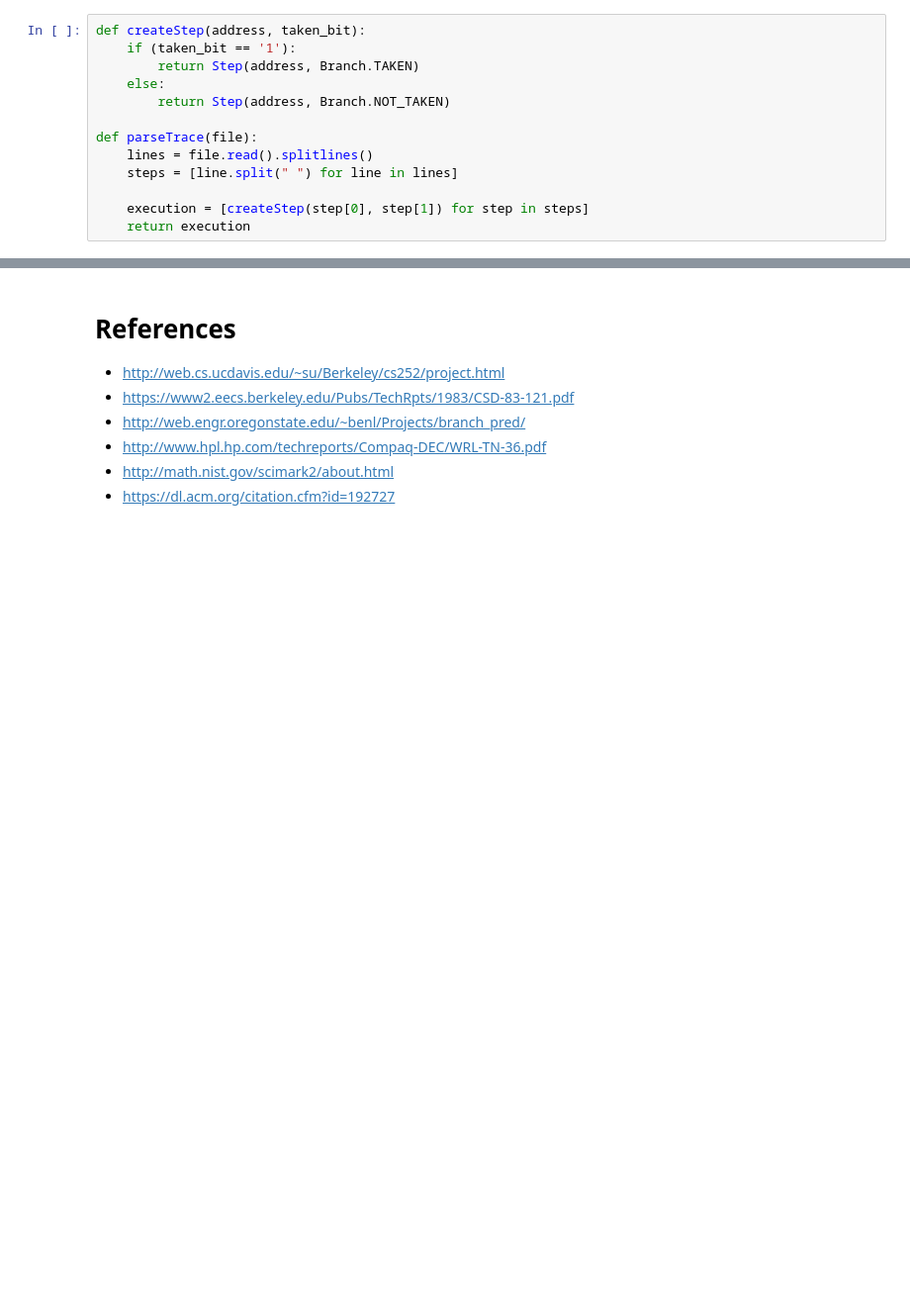
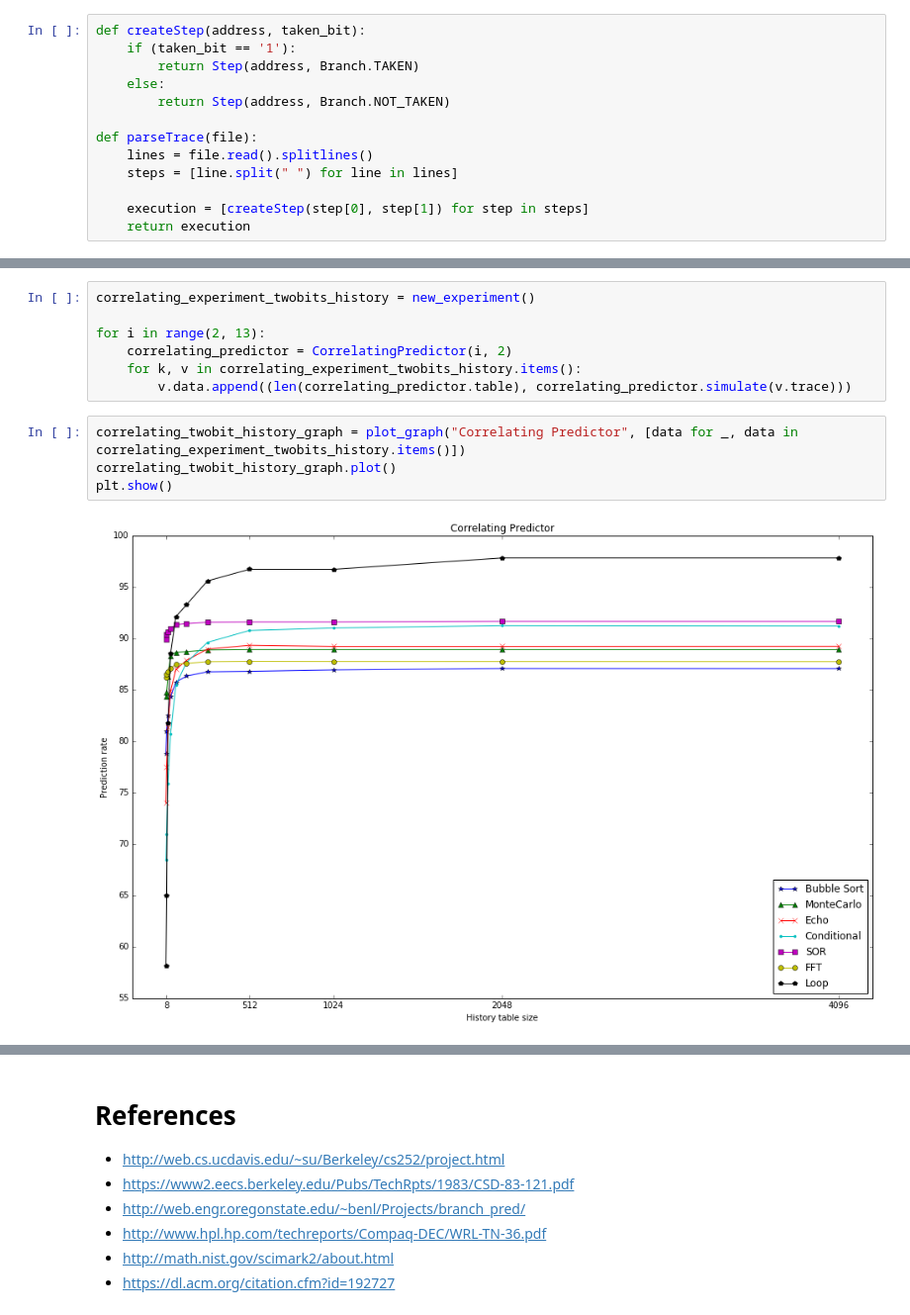
Before and after one commit to 12yuens2/branch-prediction, a Jupyter notebook: CS4202 Branch Prediction Practical.ipynb, the cells around one changed output, grey strips where cells are left out. Shown at 99% size. Cells and saved outputs as stored; diff of their text form; blank space fills up the shorter version.

```diff
--- a/CS4202 Branch Prediction Practical.ipynb
+++ b/CS4202 Branch Prediction Practical.ipynb
@@ -441,0 +397,13 @@ for p in correlating_histories:
+# %%
+correlating_experiment_twobits_history = new_experiment()
+
+for i in range(2, 13):
+    correlating_predictor = CorrelatingPredictor(i, 2)
+    for k, v in correlating_experiment_twobits_history.items():
+        v.data.append((len(correlating_predictor.table), correlating_predictor.simulate(v.trace)))
+# %%
+correlating_twobit_history_graph = plot_graph("Correlating Predictor", [data for _, data in correlating_experiment_twobits_history.items()])
+correlating_twobit_history_graph.plot()
+plt.show()
+# %% [output]
+[figure, added]
```
Also changed, not shown: parts of 46 cells of this notebook.
